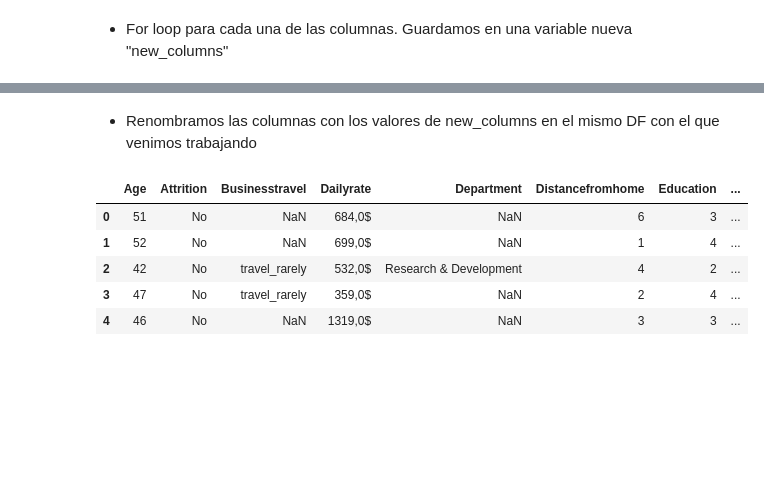
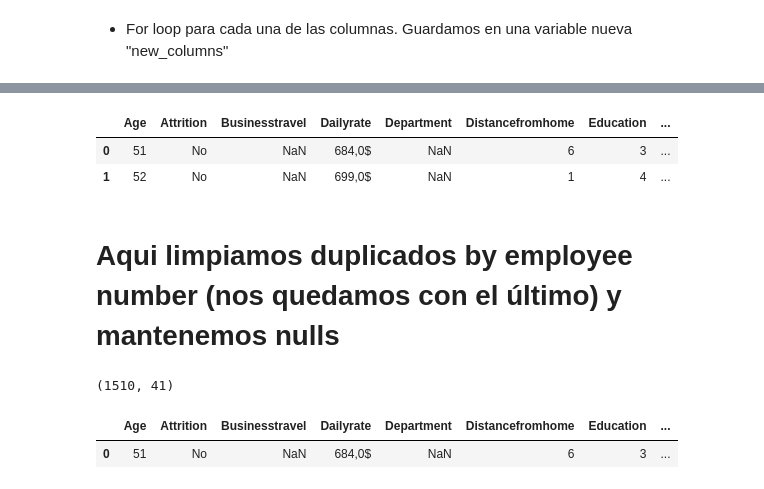
Before and after one commit to Adalab/proyecto-da-promo-F-modulo-3-team-6, a Jupyter notebook: 0_raw_data_base_columns.ipynb, the cells around one changed output, grey strips where cells are left out. Cells and saved outputs as stored; diff of their text form; code cells hidden in the pictures; blank space fills up the shorter version.

```diff
--- a/0_raw_data_base_columns.ipynb
+++ b/0_raw_data_base_columns.ipynb
@@ -92,12 +78,9 @@ new_columns
-# %% [markdown]
-- Renombramos las columnas con los valores de new_columns en el mismo DF con el que venimos trabajando
 # %%
 df_rawdata.rename(columns = new_columns, inplace = True)
-df_rawdata.head()
+df_rawdata.head(2)
 # %% [output]
 |  | Age | Attrition | Businesstravel | Dailyrate | Department | Distancefromhome | Education | ... |
 | 0 | 51 | No | NaN | 684,0$ | NaN | 6 | 3 | ... |
 | 1 | 52 | No | NaN | 699,0$ | NaN | 1 | 4 | ... |
-| 2 | 42 | No | travel_rarely | 532,0$ | Research & Development | 4 | 2 | ... |
-| 3 | 47 | No | travel_rarely | 359,0$ | NaN | 2 | 4 | ... |
-| 4 | 46 | No | NaN | 1319,0$ | NaN | 3 | 3 | ... |
+# %% [markdown]
+# Aqui limpiamos duplicados by employee number (nos quedamos con el último) y mantenemos nulls
@@ -103,0 +93,9 @@ df_rawdata.head()
+# %%
+df_rawdata.shape #confirmado que es OK!
+# %% [output]
+(1510, 41)
+# %%
+df_rawdata.head(1)
+# %% [output]
+|  | Age | Attrition | Businesstravel | Dailyrate | Department | Distancefromhome | Education | ... |
+| 0 | 51 | No | NaN | 684,0$ | NaN | 6 | 3 | ... |
```
Also changed, not shown: parts of 38 cells of this notebook, 1 other file.
